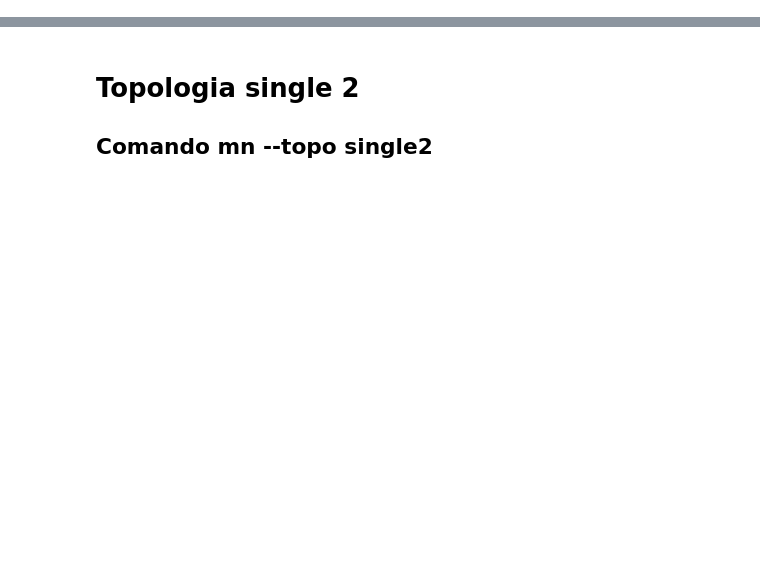
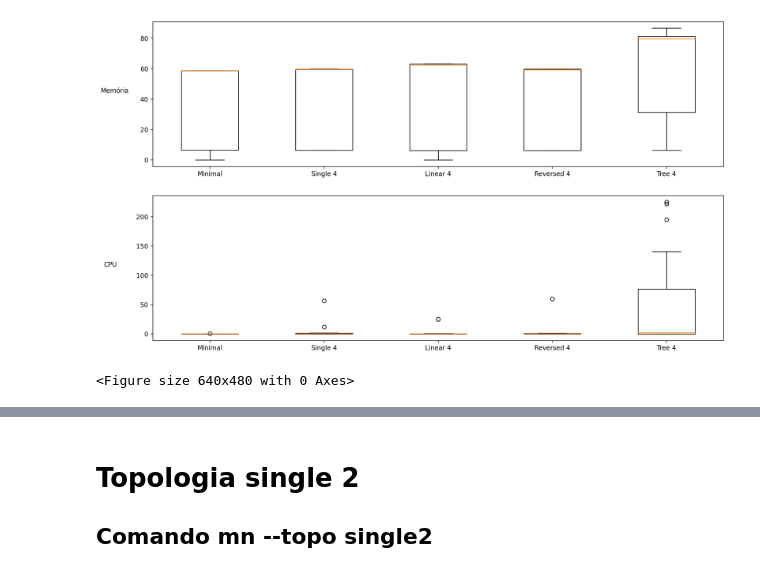
Before and after one commit to LucasGobbs/gbbmetrics, a Jupyter notebook: metrics.ipynb, the cells around one changed output, grey strips where cells are left out. Cells and saved outputs as stored; diff of their text form; code cells hidden in the pictures; blank space fills up the shorter version.

```diff
--- a/metrics.ipynb
+++ b/metrics.ipynb
@@ -3,0 +85,52 @@
+# %%
+# Import libraries
+import matplotlib.pyplot as plt
+import numpy as np
+
+import pandas as pd
+memoryStr = 'Uso de memória (MiB)'
+cpuStr = '% de uso de CPU'
+
+title = [
+    "Minimal",
+    "Single N = 4",
+    "Linear N = 4",
+    "Reversed N = 4",
+    "Tree N = 4"
+]
+minimal = pd.read_csv("topo_minimal.csv")
+single4 = pd.read_csv("topo_single4.csv")
+linear4 = pd.read_csv("topo_linear4.csv")
+reversed4 = pd.read_csv("topo_reversed4.csv")
+tree4 =  pd.read_csv("topo_tree4.csv")
+
+data = [[
+  minimal[memoryStr],
+  single4[memoryStr],
+  linear4[memoryStr],
+  reversed4[memoryStr],
+  tree4[memoryStr]
+],
+[
+  minimal[cpuStr],
+  single4[cpuStr],
+  linear4[cpuStr],
+  reversed4[cpuStr],
+  tree4[cpuStr]
+]]
+fig, ax = plt.subplots(2, figsize=(16,9), dpi= 200)
+fig = plt.figure()
+
+for i in range(2):
+  bp = ax[i].boxplot(data[i])
+
+ax[0].set_ylabel("Memória",  labelpad =40, rotation=0, color="black")
+ax[1].set_ylabel("CPU", labelpad =40, rotation=0, color="black")
+for ax_ in ax:
+  ax_.set_xticks([1, 2, 3, 4,5], ['Minimal', 'Single 4', 'Linear 4', 'Reversed 4', 'Tree 4'])
+
+fig.savefig("plots/boxplot_comparisson.png")
+plt.show()
+# %% [output]
+[figure, added]
+<Figure size 640x480 with 0 Axes>
```
Also changed, not shown: parts of 13 cells of this notebook, 20 other files.
